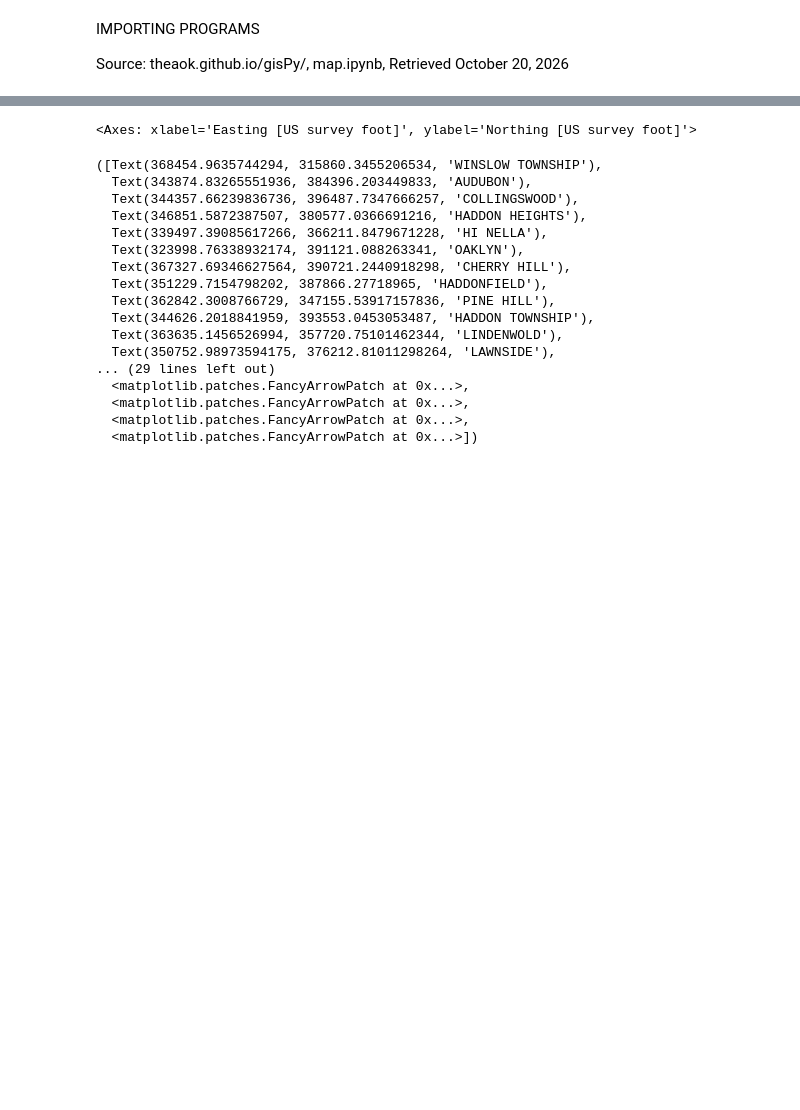
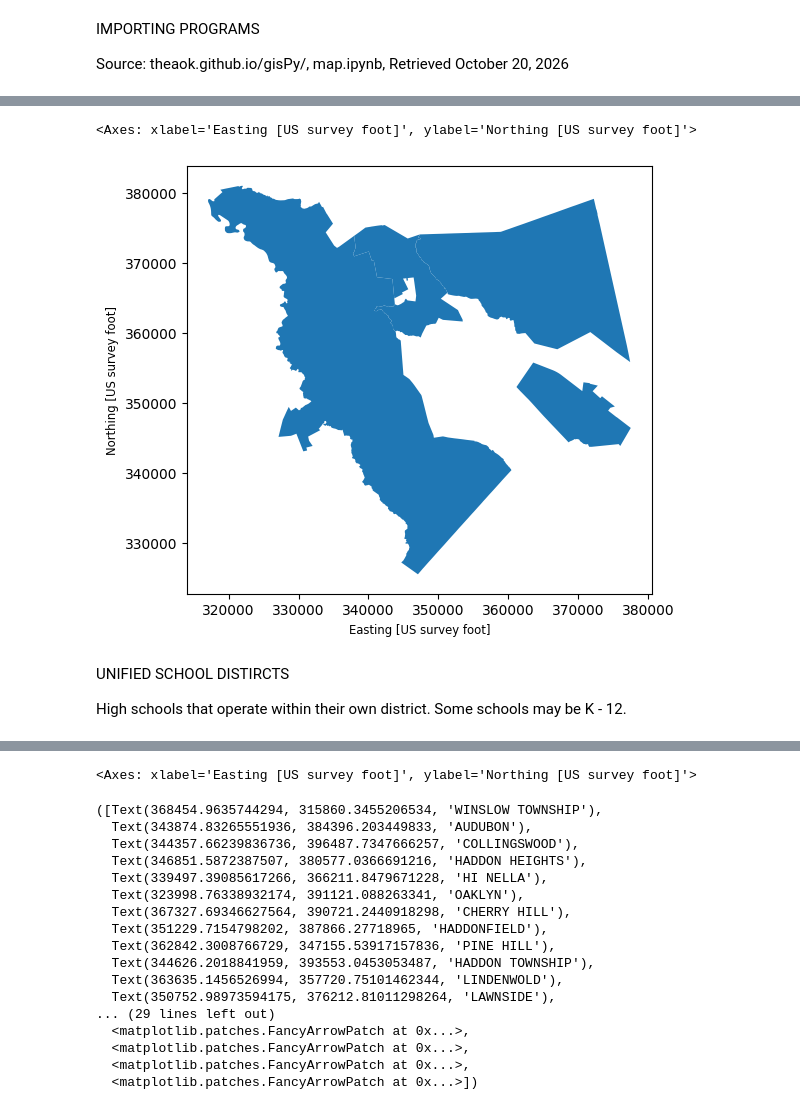
Before and after one commit to MhiyaJ/My-GIS-Stuff, a Jupyter notebook: CCHSDistrict(together).ipynb, the cells around one changed output, grey strips where cells are left out. Cells and saved outputs as stored; diff of their text form; code cells hidden in the pictures; blank space fills up the shorter version.

```diff
--- a/CCHSDistrict(together).ipynb
+++ b/CCHSDistrict(together).ipynb
@@ -50,3 +85,12 @@ School_Districts_Secondary.dbf  School_Districts_Secondary.shx
+# %%
+njrhs2.plot(figsize=(6,8))
+# %% [output]
+<Axes: xlabel='Easting [US survey foot]', ylabel='Northing [US survey foot]'>
+[figure, added]
+# %% [markdown]
+UNIFIED SCHOOL DISTIRCTS
+
+High schools that operate within their own district.  Some schools may be K - 12.
 # %%
 ! wget -q -O njhighschools.zip https://github.com/MhiyaJ/My-GIS-Stuff/raw/refs/heads/main/School_Districts___Unified_7341673536716239500.zip
 
```
Also changed, not shown: parts of 24 cells of this notebook.
